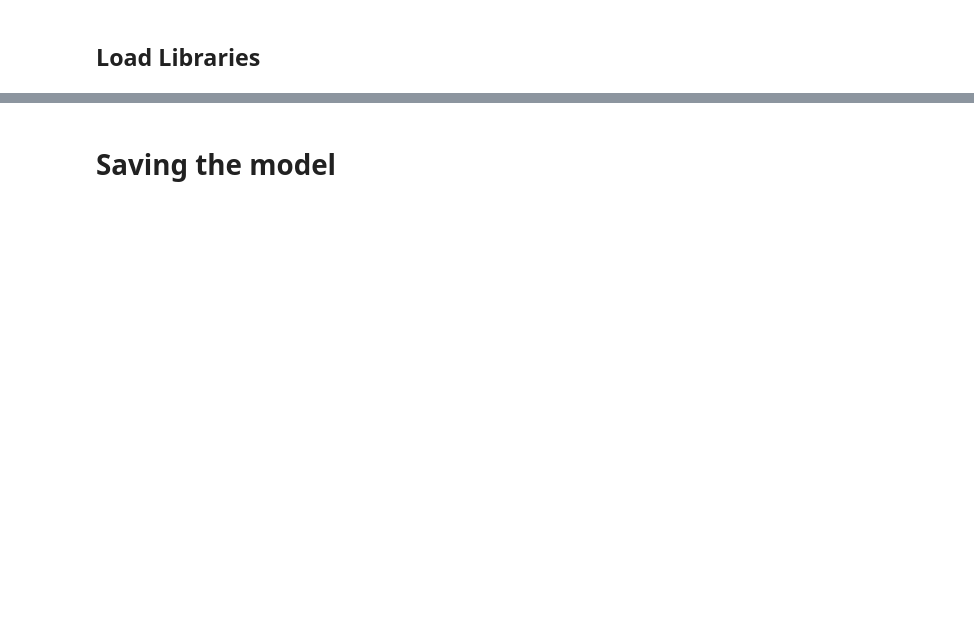
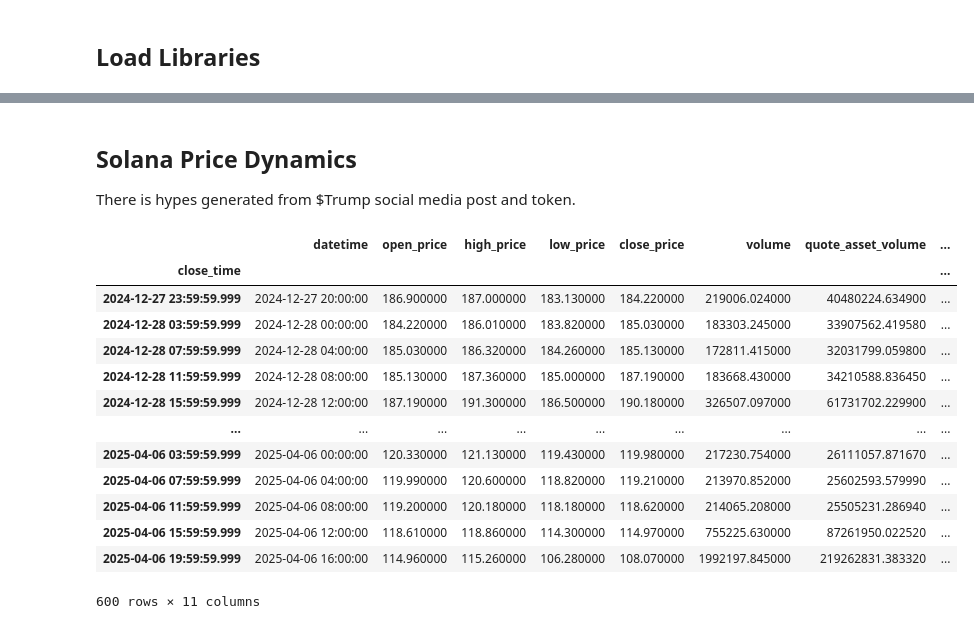
Before and after one commit to sonalabzqueen/js, a Jupyter notebook: dissertation_graphs.ipynb, the cells around one changed output, grey strips where cells are left out. Saved outputs shown, nothing was run; the diff lists cells and outputs as text; code cells hidden in the pictures; blank space fills up the shorter version.

```diff
--- a/dissertation_graphs.ipynb
+++ b/dissertation_graphs.ipynb
@@ -238,2 +15,0 @@ print(highest_losses)
-# %% [markdown]
-# Saving the model
@@ -242,0 +16,26 @@ predictions.to_csv("predictions_macd.csv", index=False)
+# %% [markdown]
+## Solana Price Dynamics
+
+There is hypes generated from $Trump social media post and token.
+# %%
+df = pd.read_csv('https://raw.githubusercontent.com/sonalabzqueen/js/refs/heads/main/historical_data_solana_4_2025.csv')
+df['close_time'] = pd.to_datetime(df['close_time'], unit='ms')
+# remove records with ignore = 1
+df = df[df['ignore'] == 0]
+df.set_index('close_time', inplace=True)
+df
+# %% [output]
+|  | datetime | open_price | high_price | low_price | close_price | volume | quote_asset_volume | ... |
+| close_time |  |  |  |  |  |  |  | ... |
+| 2024-12-27 23:59:59.999 | 2024-12-27 20:00:00 | 186.900000 | 187.000000 | 183.130000 | 184.220000 | 219006.024000 | 40480224.634900 | ... |
+| 2024-12-28 03:59:59.999 | 2024-12-28 00:00:00 | 184.220000 | 186.010000 | 183.820000 | 185.030000 | 183303.245000 | 33907562.419580 | ... |
+| 2024-12-28 07:59:59.999 | 2024-12-28 04:00:00 | 185.030000 | 186.320000 | 184.260000 | 185.130000 | 172811.415000 | 32031799.059800 | ... |
+| 2024-12-28 11:59:59.999 | 2024-12-28 08:00:00 | 185.130000 | 187.360000 | 185.000000 | 187.190000 | 183668.430000 | 34210588.836450 | ... |
+| 2024-12-28 15:59:59.999 | 2024-12-28 12:00:00 | 187.190000 | 191.300000 | 186.500000 | 190.180000 | 326507.097000 | 61731702.229900 | ... |
+| ... | ... | ... | ... | ... | ... | ... | ... | ... |
+| 2025-04-06 03:59:59.999 | 2025-04-06 00:00:00 | 120.330000 | 121.130000 | 119.430000 | 119.980000 | 217230.754000 | 26111057.871670 | ... |
+| 2025-04-06 07:59:59.999 | 2025-04-06 04:00:00 | 119.990000 | 120.600000 | 118.820000 | 119.210000 | 213970.852000 | 25602593.579990 | ... |
+| 2025-04-06 11:59:59.999 | 2025-04-06 08:00:00 | 119.200000 | 120.180000 | 118.180000 | 118.620000 | 214065.208000 | 25505231.286940 | ... |
+| 2025-04-06 15:59:59.999 | 2025-04-06 12:00:00 | 118.610000 | 118.860000 | 114.300000 | 114.970000 | 755225.630000 | 87261950.022520 | ... |
+| 2025-04-06 19:59:59.999 | 2025-04-06 16:00:00 | 114.960000 | 115.260000 | 106.280000 | 108.070000 | 1992197.845000 | 219262831.383320 | ... |
+600 rows × 11 columns
```
Also changed, not shown: parts of 22 cells of this notebook.
